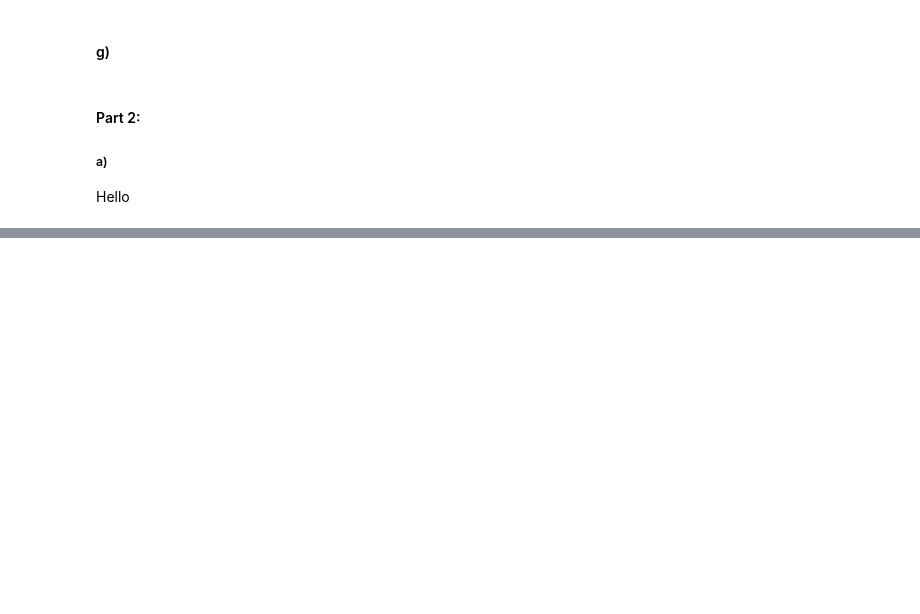
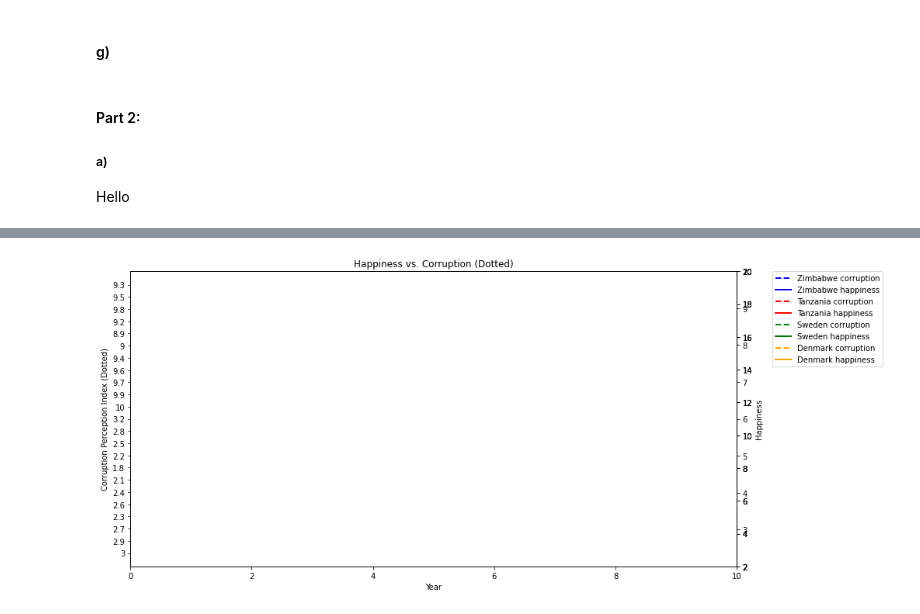
Before and after one commit to JohanBirger/DAT405, a Jupyter notebook: A1.ipynb, the cells around one changed output, grey strips where cells are left out. Cells and saved outputs as stored; diff of their text form; code cells hidden in the pictures; blank space fills up the shorter version.

```diff
--- a/A1.ipynb
+++ b/A1.ipynb
@@ -115,0 +122,16 @@ Hello
+# %%
+happy_data = pd.read_csv('./Resources/Happiness-WVS-vs-Gallup.csv')
+corruption = pd.read_csv('./Resources/corruption.csv')
+
+happy_data = happy_data[['Year','Entity', 'Life satisfaction in Cantril Ladder (World Happiness Report 2022)']]
+happy_data.rename(columns={'Life satisfaction in Cantril Ladder (World Happiness Report 2022)':'Happiness'},inplace=True)
+happy_data_10y = happy_data.loc[(happy_data['Year']>2000) & (happy_data['Year']<2010)]
+# %%
+happy_data_10y_zim = happy_data_10y.loc[happy_data_10y['Entity']=='Zimbabwe']
+happy_data_10y_zim= happy_data_10y_zim.dropna().sort_values(by='Year')
+happy_data_10y_tan = happy_data_10y.loc[happy_data_10y['Entity']=='Tanzania']
+happy_data_10y_tan = happy_data_10y_tan.dropna().sort_values(by='Year')
+happy_data_10y_fin = happy_data_10y.loc[happy_data_10y['Entity']=='Finland']
+happy_data_10y_fin= happy_data_10y_fin.dropna().sort_values(by='Year')
+happy_data_10y_den = happy_data_10y.loc[happy_data_10y['Entity']=='Denmark']
+happy_data_10y_den= happy_data_10y_den.dropna().sort_values(by='Year')
@@ -115,0 +236,44 @@ Hello
+# %%
+import matplotlib.pyplot as plt
+import numpy as np
+
+fig, ax1 = plt.subplots(figsize=(14,7))
+
+# Zimbabwe
+pz1, = ax1.plot(zx1, zy1, '--', color='blue', linewidth=2, label='Zimbabwe corruption')
+# second y-axis for Zimbabwe
+ax2 = ax1.twinx()
+pz2,= ax2.plot(zx2, zy2,color='blue', linewidth=2, label='Zimbabwe happiness')
+ax2.set_ylim([2, 10])
+ax2.set_xlim([0,10])
+
+# Tanzania
+pt1, = ax1.plot(tx1, ty1, '--', color='red', linewidth=2, label='Tanzania corruption')
+ax2  = ax1.twinx()
+pt2, = ax2.plot(tx2, ty2,color='red', linewidth=2, label='Tanzania happiness')
+ax2.set_ylim([2, 20])
+
+# Sweden
+ps1, = ax1.plot(sx1, sy1, '--', color='green', linewidth=2, label='Sweden corruption')
+ax2  = ax1.twinx()
+ps2, = ax2.plot(sx2, sy2,color='green', linewidth=2, label='Sweden happiness')
+ax2.set_ylim([2, 20])
+
+# Denmark
+pd1, = ax1.plot(dx1, dy1, '--', color='orange', linewidth=2, label='Denmark corruption')
+ax2  = ax1.twinx()
+pd2, = ax2.plot(dx2, dy2,color='orange', linewidth=2, label='Denmark happiness')
+ax2.set_ylim(2, 20)
+
+
+ax1.set_xlabel("Year")
+ax1.set_ylabel("Corruption Perception Index (Dotted)")
+ax2.set_ylabel("Happiness")
+plt.title('Happiness vs. Corruption (Dotted)')
+
+# Legend
+fig.legend(handles=[pz1,pz2,pt1,pt2,ps1,ps2,pd1,pd2],bbox_to_anchor=(0.94,0.89), loc='upper left')
+
+plt.show()
+# %% [output]
+[figure, added]
```
Also changed, not shown: parts of 10 cells of this notebook, 3 other files.
